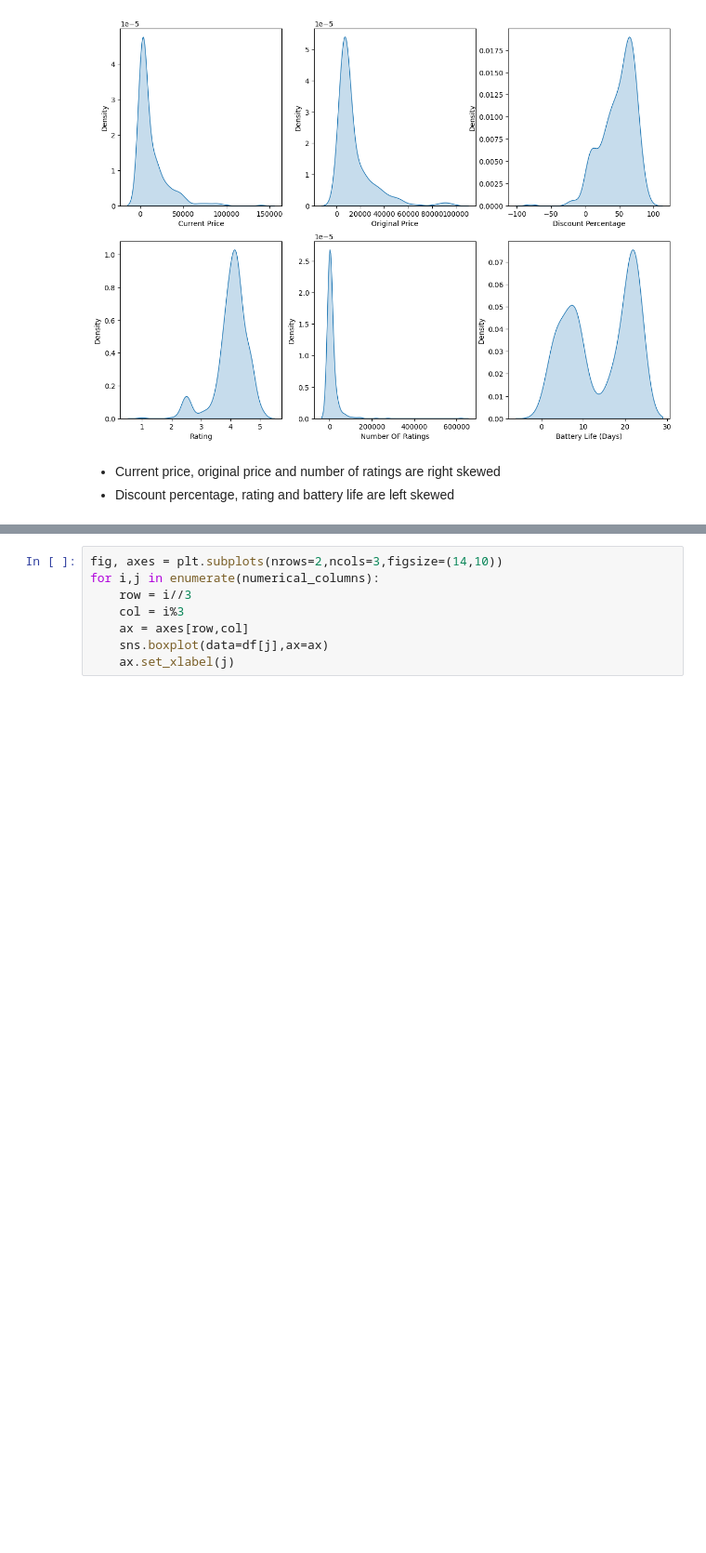
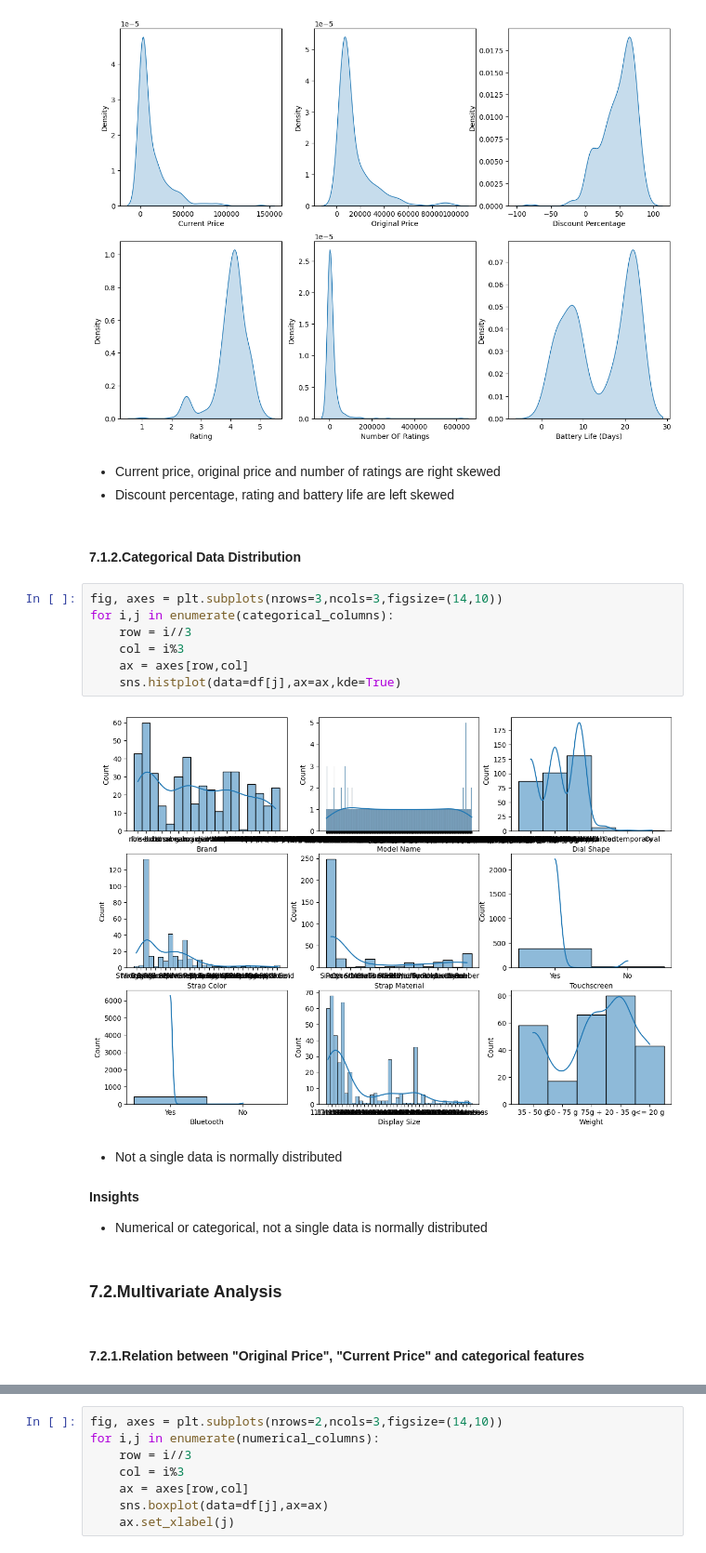
Before and after one commit to MuhaimenurRahmanTuaha/Linear_Regression_Project01, a Jupyter notebook: notebook/EDA.ipynb, the cells around one changed output, grey strips where cells are left out. Shown at 93% size. Cells and saved outputs as stored; diff of their text form; blank space fills up the shorter version.

```diff
--- a/notebook/EDA.ipynb
+++ b/notebook/EDA.ipynb
@@ -351,3 +395,23 @@ for i,j in enumerate(numerical_columns):
 # %% [markdown]
 * Current price, original price and number of ratings are right skewed
 * Discount percentage, rating and battery life are left skewed
+# %% [markdown]
+#### **7.1.2.Categorical Data Distribution**
+# %%
+fig, axes = plt.subplots(nrows=3,ncols=3,figsize=(14,10))
+for i,j in enumerate(categorical_columns):
+    row = i//3
+    col = i%3
+    ax = axes[row,col]
+    sns.histplot(data=df[j],ax=ax,kde=True)
+# %% [output]
+[figure, added]
+# %% [markdown]
+* Not a single data is normally distributed
+# %% [markdown]
+**Insights**
+* Numerical or categorical, not a single data is normally distributed
+# %% [markdown]
+### **7.2.Multivariate Analysis**
+# %% [markdown]
+#### **7.2.1.Relation between "Original Price", "Current Price" and categorical features**
```
Also changed, not shown: parts of 45 cells of this notebook.
